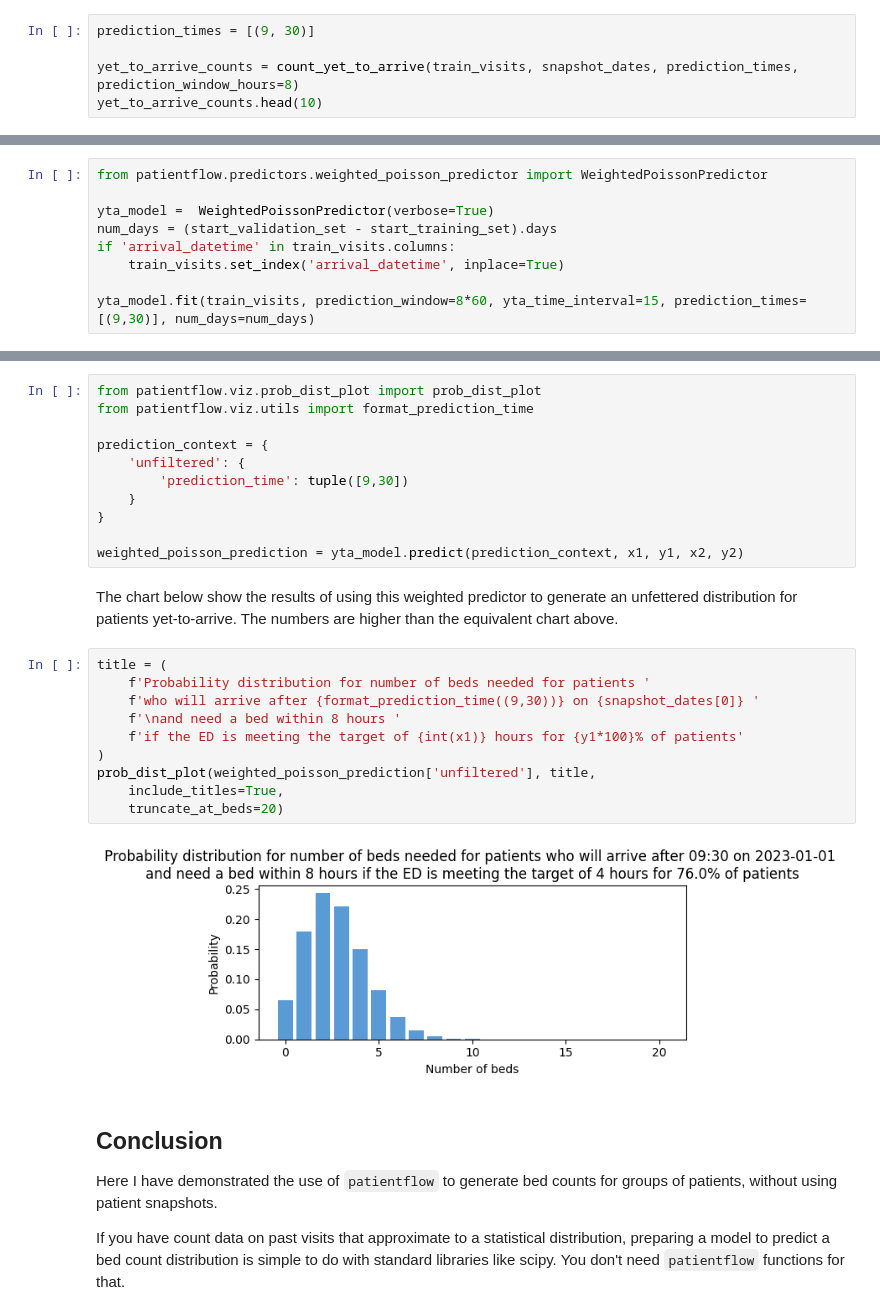
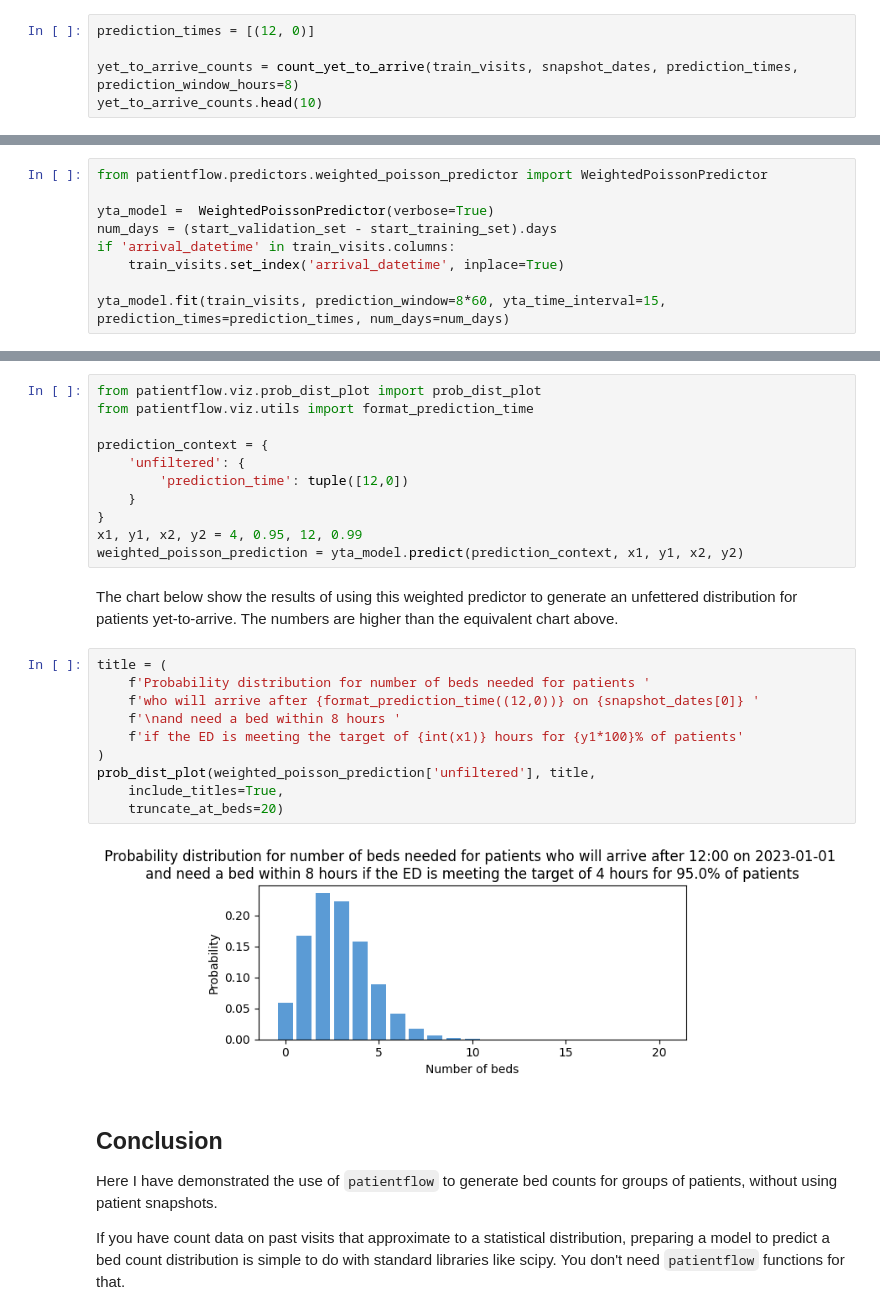
Before and after one commit to UCL-CORU/patientflow, a Jupyter notebook: notebooks/3c_Predict_bed_counts_without_using_patient_snapshots.ipynb, the cells around one changed output, grey strips where cells are left out. Drawn from its saved outputs; the diff is of its cells as text.

```diff
--- a/notebooks/3c_Predict_bed_counts_without_using_patient_snapshots.ipynb
+++ b/notebooks/3c_Predict_bed_counts_without_using_patient_snapshots.ipynb
@@ -134,7 +149,7 @@ Split sizes: [313, 109, 206]
 # %% [markdown]
 After applying the function, the count data is shown below.
 # %%
-prediction_times = [(9, 30)]
+prediction_times = [(12, 0)]
 
 yet_to_arrive_counts = count_yet_to_arrive(train_visits, snapshot_dates, prediction_times, prediction_window_hours=8)
 yet_to_arrive_counts.head(10)
@@ -249,6 +363,6 @@ num_days = (start_validation_set - start_training_set).days
 if 'arrival_datetime' in train_visits.columns:
     train_visits.set_index('arrival_datetime', inplace=True)
 
-yta_model.fit(train_visits, prediction_window=8*60, yta_time_interval=15, prediction_times=[(9,30)], num_days=num_days)
+yta_model.fit(train_visits, prediction_window=8*60, yta_time_interval=15, prediction_times=prediction_times, num_days=num_days)
 # %% [output]
 Calculating time-varying arrival rates for data provided, which spans 45 unique dates
@@ -275,25 +389,25 @@ from patientflow.viz.utils import format_prediction_time
 
 prediction_context = {
     'unfiltered': {
-        'prediction_time': tuple([9,30])
+        'prediction_time': tuple([12,0])
     }
 }
-
+x1, y1, x2, y2 = 4, 0.95, 12, 0.99
 weighted_poisson_prediction = yta_model.predict(prediction_context, x1, y1, x2, y2)
 # %% [markdown]
 The chart below show the results of using this weighted predictor to generate an unfettered distribution for patients yet-to-arrive. The numbers are higher than the equivalent chart above.
 # %%
 title = (
     f'Probability distribution for number of beds needed for patients '
-    f'who will arrive after {format_prediction_time((9,30))} on {snapshot_dates[0]} '
+    f'who will arrive after {format_prediction_time((12,0))} on {snapshot_dates[0]} '
     f'\nand need a bed within 8 hours '
     f'if the ED is meeting the target of {int(x1)} hours for {y1*100}% of patients'
 )
 prob_dist_plot(weighted_poisson_prediction['unfiltered'], title,
     include_titles=True,
     truncate_at_beds=20)
 # %% [output]
-[figure, old version]
+[figure, new version]
 # %% [markdown]
 ## Conclusion
 
```
Also changed, not shown: parts of 31 cells of this notebook, 3 other files.
